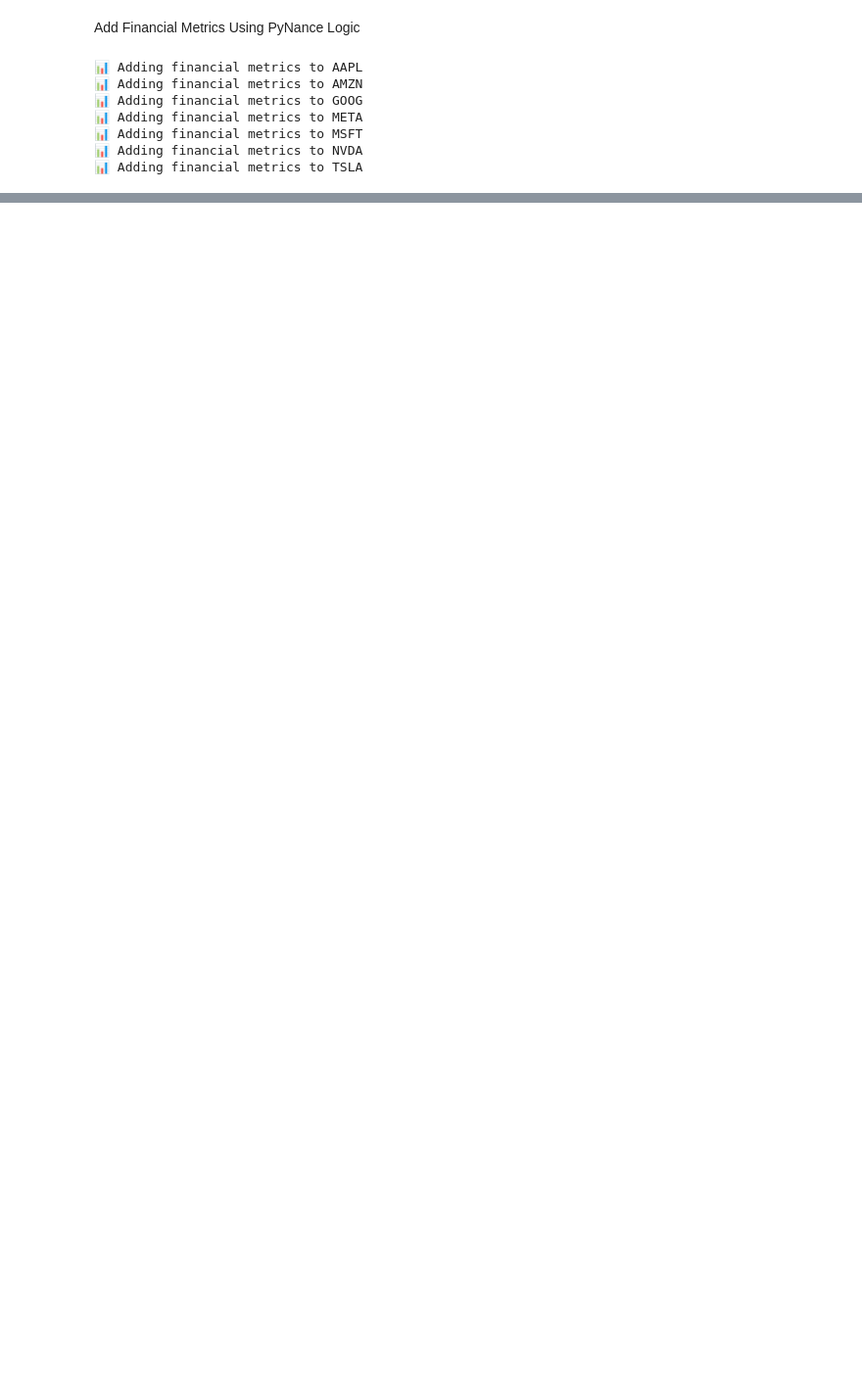
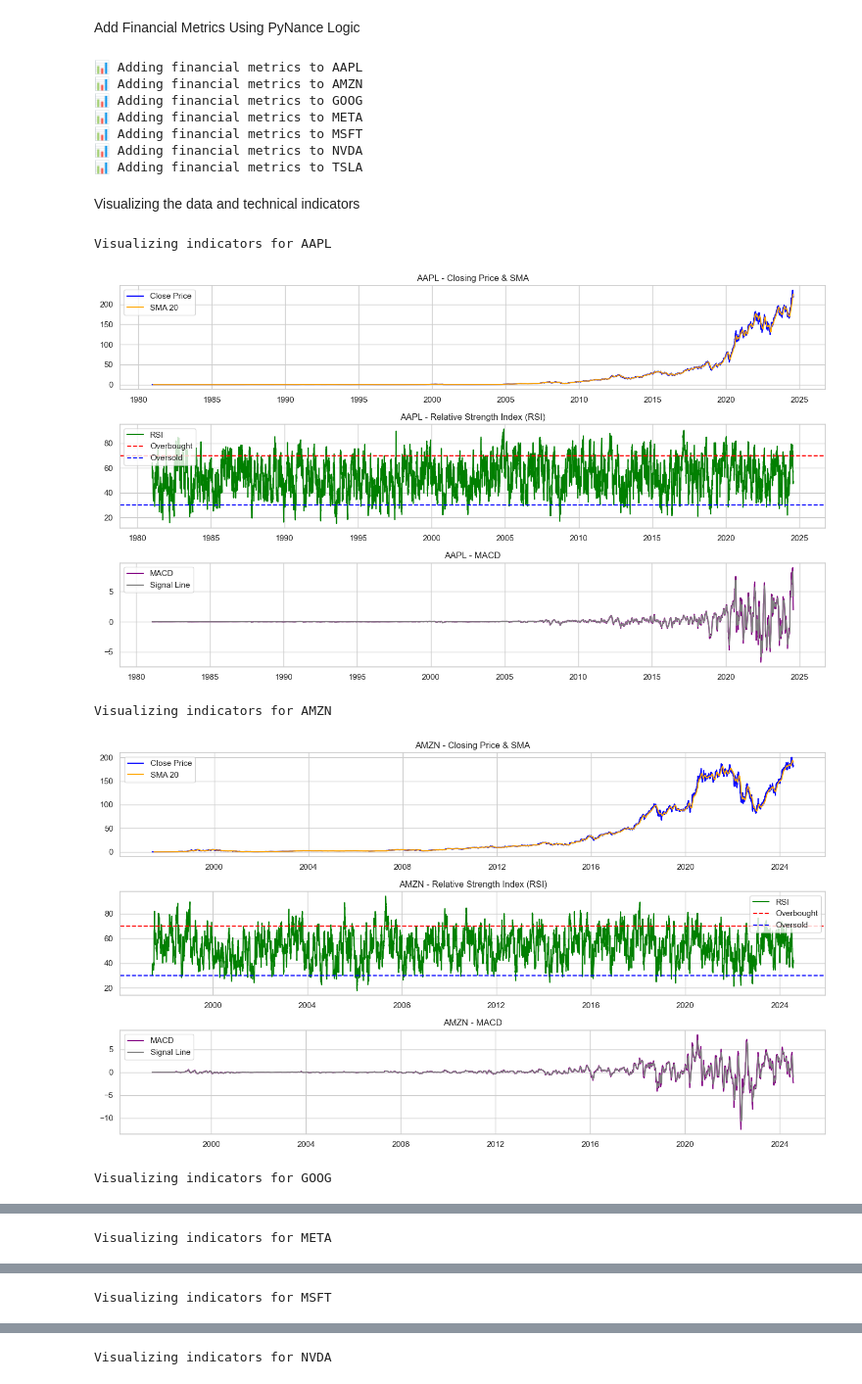
Before and after one commit to tnsay/week1StockPriceDataAnalysis, a Jupyter notebook: notebooks/technical_analysis.ipynb, the cells around one changed output, grey strips where cells are left out. Shown at 98% size. Saved outputs shown, nothing was run; the diff lists cells and outputs as text; code cells hidden in the pictures; blank space fills up the shorter version.

Commit message:
Added visualizations for price and indicators

```diff
--- a/notebooks/technical_analysis.ipynb
+++ b/notebooks/technical_analysis.ipynb
@@ -133,3 +133,43 @@ for symbol in dfs:
 📊 Adding financial metrics to MSFT
 📊 Adding financial metrics to NVDA
 📊 Adding financial metrics to TSLA
+# %% [markdown]
+Visualizing the data and technical indicators
+# %%
+sns.set(style='whitegrid')
+def plot_technical_indicators(df, symbol):
+    plt.figure(figsize=(14, 8))
+
+    # Subplot 1: Closing Price and SMA
+    plt.subplot(3, 1, 1)
+    plt.plot(df.index, df['Close'], label='Close Price', color='blue')
+    plt.plot(df.index, df['SMA_20'], label='SMA 20', color='orange')
+    plt.title(f'{symbol} - Closing Price & SMA')
+    plt.legend()
+
+    # Subplot 2: RSI
+    plt.subplot(3, 1, 2)
+    plt.plot(df.index, df['RSI'], label='RSI', color='green')
+    plt.axhline(70, color='red', linestyle='--', label='Overbought')
+    plt.axhline(30, color='blue', linestyle='--', label='Oversold')
+    plt.title(f'{symbol} - Relative Strength Index (RSI)')
+    plt.legend()
+
+    # Subplot 3: MACD
+    plt.subplot(3, 1, 3)
+    plt.plot(df.index, df['MACD'], label='MACD', color='purple')
+    plt.plot(df.index, df['MACD_signal'], label='Signal Line', color='grey')
+    plt.title(f'{symbol} - MACD')
+    plt.legend()
+
+    plt.tight_layout()
+    plt.show()
+for symbol, df in dfs.items():
+    print(f"Visualizing indicators for {symbol}")
+    plot_technical_indicators(df, symbol)
+# %% [output]
+Visualizing indicators for AAPL
+[figure, added]
+Visualizing indicators for AMZN
+[figure, added]
+Visualizing indicators for GOOG
@@ -135,0 +177 @@ for symbol in dfs:
+Visualizing indicators for META
@@ -135,0 +179 @@ for symbol in dfs:
+Visualizing indicators for MSFT
@@ -135,0 +181 @@ for symbol in dfs:
+Visualizing indicators for NVDA
```
Also changed, not shown: parts of 2 cells of this notebook.
